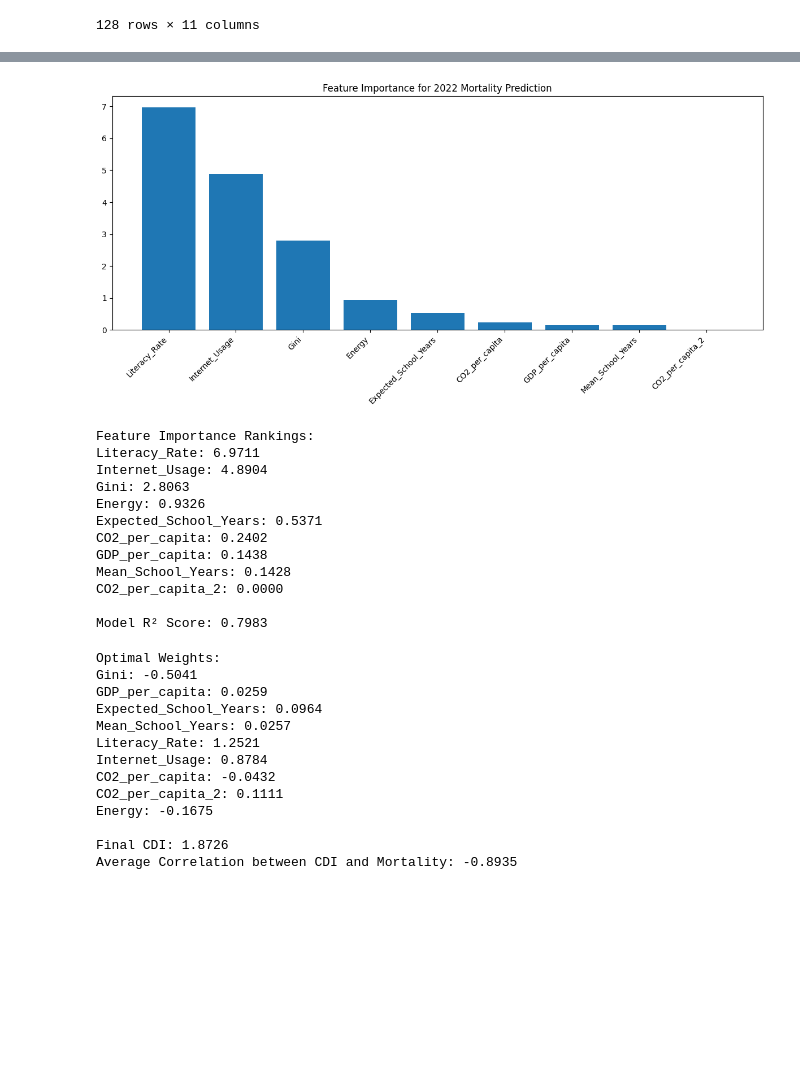
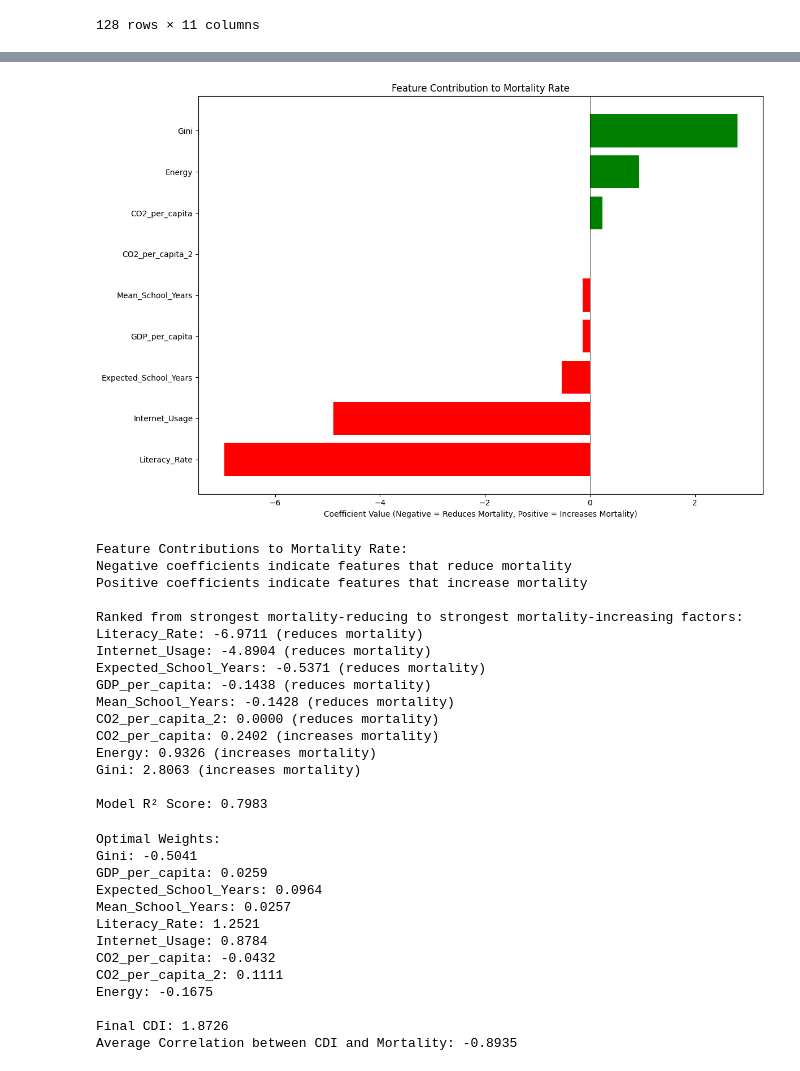
Before and after one commit to DavidBShan/BDC-Wealth, a Jupyter notebook: data_analysis.ipynb, the cells around one changed output, grey strips where cells are left out. Saved outputs shown, nothing was run; the diff lists cells and outputs as text; code cells hidden in the pictures; blank space fills up the shorter version.

```diff
--- a/data_analysis.ipynb
+++ b/data_analysis.ipynb
@@ -54,47 +112,56 @@ y = recent_data['Mortality_2022']
 # %%
-
 scaler = StandardScaler()
 X_scaled = scaler.fit_transform(X)
 X_scaled = pd.DataFrame(X_scaled, columns=X.columns)
 
 # Fit linear regression model
 model = LinearRegression()
 model.fit(X_scaled, y)
 
-# Get feature importance based on absolute coefficients
-feature_importance = pd.DataFrame({
+# Create DataFrame with actual coefficients (not absolute values)
+feature_contribution = pd.DataFrame({
     'Feature': X.columns,
-    'Importance': np.abs(model.coef_)
+    'Coefficient': model.coef_
 })
-feature_importance = feature_importance.sort_values('Importance', ascending=False)
+feature_contribution = feature_contribution.sort_values('Coefficient', ascending=True)  # Sort from most negative to most positive
 
-# Plot feature importance
-plt.figure(figsize=(12, 6))
-plt.bar(feature_importance['Feature'], feature_importance['Importance'])
-plt.xticks(rotation=45, ha='right')
-plt.title('Feature Importance for 2022 Mortality Prediction')
+# Create a horizontal bar plot
+plt.figure(figsize=(12, 8))
+colors = ['red' if x < 0 else 'green' for x in feature_contribution['Coefficient']]
+plt.barh(feature_contribution['Feature'], feature_contribution['Coefficient'], color=colors)
+plt.axvline(x=0, color='black', linestyle='-', linewidth=0.5)
+plt.title('Feature Contribution to Mortality Rate')
+plt.xlabel('Coefficient Value (Negative = Reduces Mortality, Positive = Increases Mortality)')
 plt.tight_layout()
 plt.show()
 
-# Print feature importance with their coefficients
-print("\nFeature Importance Rankings:")
-for idx, row in feature_importance.iterrows():
-    print(f"{row['Feature']}: {row['Importance']:.4f}")
+# Print feature contributions
+print("\nFeature Contributions to Mortality Rate:")
+print("Negative coefficients indicate features that reduce mortality")
+print("Positive coefficients indicate features that increase mortality")
+print("\nRanked from strongest mortality-reducing to strongest mortality-increasing factors:")
+for idx, row in feature_contribution.iterrows():
+    direction = "increases" if row['Coefficient'] > 0 else "reduces"
+    print(f"{row['Feature']}: {row['Coefficient']:.4f} ({direction} mortality)")
 
 # Print model performance
 print(f"\nModel R² Score: {model.score(X_scaled, y):.4f}")
 # %% [output]
-[figure, old version]
+[figure, new version]
-Feature Importance Rankings:
-Literacy_Rate: 6.9711
-Internet_Usage: 4.8904
-Gini: 2.8063
-Energy: 0.9326
-Expected_School_Years: 0.5371
-CO2_per_capita: 0.2402
-GDP_per_capita: 0.1438
-Mean_School_Years: 0.1428
-CO2_per_capita_2: 0.0000
+Feature Contributions to Mortality Rate:
+Negative coefficients indicate features that reduce mortality
+Positive coefficients indicate features that increase mortality
+
+Ranked from strongest mortality-reducing to strongest mortality-increasing factors:
+Literacy_Rate: -6.9711 (reduces mortality)
+Internet_Usage: -4.8904 (reduces mortality)
+Expected_School_Years: -0.5371 (reduces mortality)
+GDP_per_capita: -0.1438 (reduces mortality)
+Mean_School_Years: -0.1428 (reduces mortality)
+CO2_per_capita_2: 0.0000 (reduces mortality)
+CO2_per_capita: 0.2402 (increases mortality)
+Energy: 0.9326 (increases mortality)
+Gini: 2.8063 (increases mortality)
 
 Model R² Score: 0.7983
 # %%
```
Also changed, not shown: parts of 6 cells of this notebook, 9 other files.
